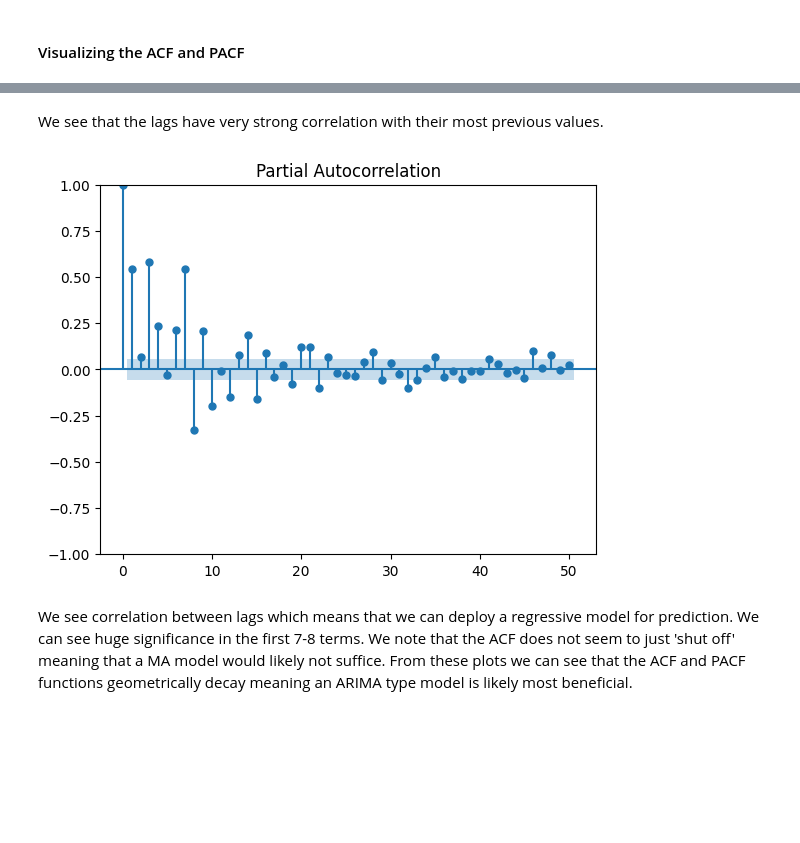
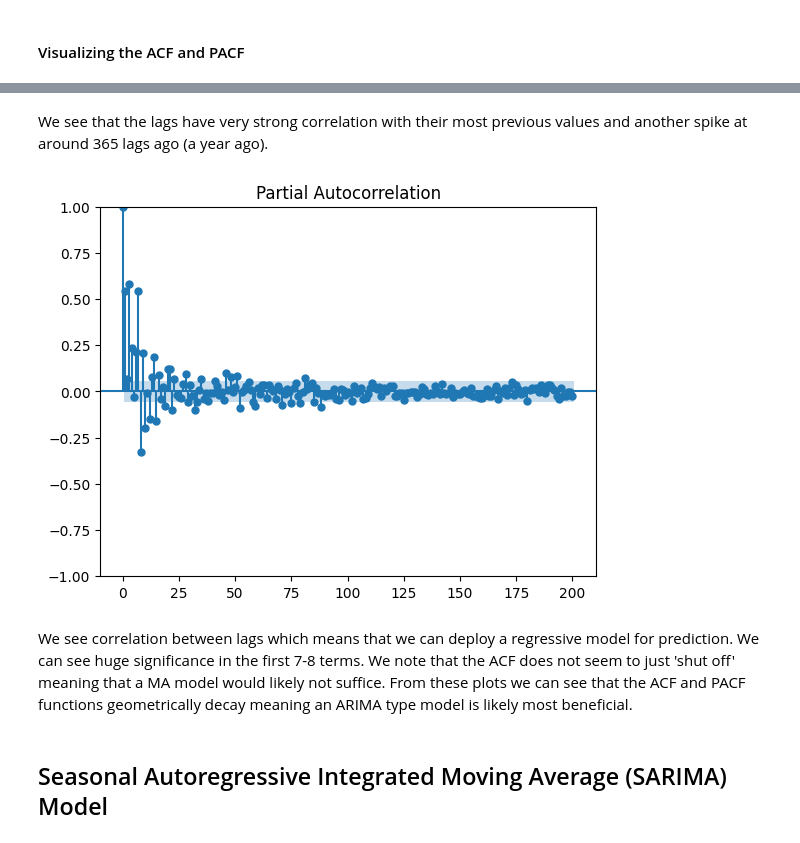
Before and after one commit to nisaac21/Kalshi-Strategies, a Jupyter notebook: tsa_market/research/time_series_data_analysis.ipynb, the cells around one changed output, grey strips where cells are left out. Cells and saved outputs as stored; diff of their text form; code cells hidden in the pictures; blank space fills up the shorter version.

```diff
--- a/tsa_market/research/time_series_data_analysis.ipynb
+++ b/tsa_market/research/time_series_data_analysis.ipynb
@@ -69,10 +71,12 @@ ValueError: x is required to have ndim 1 but has ndim 2
 # %% [markdown]
-We see that the lags have very strong correlation with their most previous values.
+We see that the lags have very strong correlation with their most previous values and another spike at around 365 lags ago (a year ago).
 # %%
-plot_pacf(checkin_data['Checkins'], lags=50)
+plot_pacf(checkin_data['Checkins'], lags=200)
 plt.show()
 # %% [output]
-[figure, old version]
+[figure, new version]
 # %% [markdown]
 We see correlation between lags which means that we can deploy a regressive model for prediction. We can see huge significance in the first 7-8 terms. We note that the ACF does not seem to just 'shut off' meaning that a MA model would likely not suffice. From these plots we can see that the ACF and PACF functions geometrically decay meaning an ARIMA type model is likely most beneficial.
+# %% [markdown]
+## Seasonal Autoregressive Integrated Moving Average (SARIMA) Model
 # %% [markdown]
```
Also changed, not shown: parts of 10 cells of this notebook.
